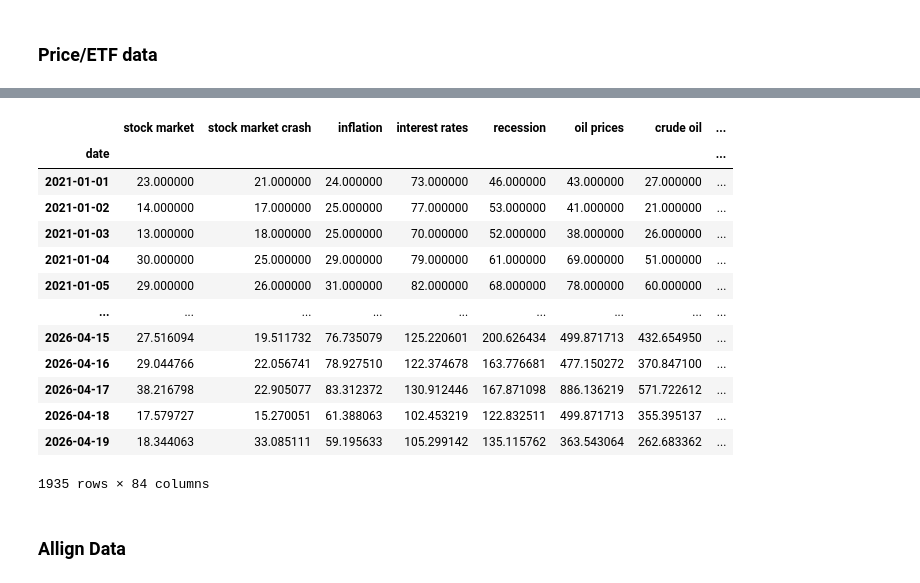
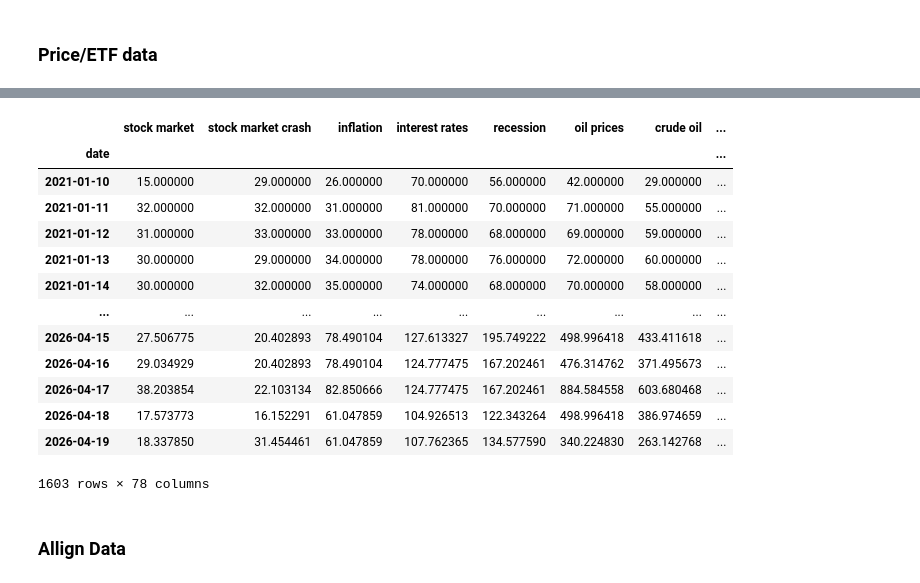
Before and after one commit to coder868/Attention-Metrics-and-Asset-Price-Dynamics-in-Financial-Time-Series, a Jupyter notebook: code.ipynb, the cells around one changed output, grey strips where cells are left out. Cells and saved outputs as stored; diff of their text form; code cells hidden in the pictures.

```diff
--- a/code.ipynb
+++ b/code.ipynb
@@ -160,27 +200,32 @@ Fetching tesla stock                   Attempt 1 failed: The request failed: Goo
 # %%
 ### Create attention data features
 attention_data = pd.read_csv('raw_attention_data.csv', index_col='date')
+attention_data = attention_data.drop(columns=['Fed rate hike','memecoin'])  # remove columns with too many missing values
+
 for kw in kws:
-    attention_data[kw + '_diff'] = attention_data[kw].diff()
-    attention_data[kw+'_shock_10'] = (attention_data[kw]-attention_data[kw].rolling(window=10).mean()) / attention_data[kw].rolling(window=10).std()
+  if kw == 'Fed rate hike' or kw == 'memecoin':
+    continue
+  attention_data[kw + '_diff'] = attention_data[kw].diff()
+  attention_data[kw+'_shock_10'] = (attention_data[kw]-attention_data[kw].rolling(window=10).mean()) / attention_data[kw].rolling(window=10).std()
 
+attention_data = attention_data.dropna()
 attention_data.to_csv('attention_data.csv')
 attention_data
 # %% [output]
 |  | stock market | stock market crash | inflation | interest rates | recession | oil prices | crude oil | ... |
 | date |  |  |  |  |  |  |  | ... |
-| 2021-01-01 | 23.000000 | 21.000000 | 24.000000 | 73.000000 | 46.000000 | 43.000000 | 27.000000 | ... |
-| 2021-01-02 | 14.000000 | 17.000000 | 25.000000 | 77.000000 | 53.000000 | 41.000000 | 21.000000 | ... |
-| 2021-01-03 | 13.000000 | 18.000000 | 25.000000 | 70.000000 | 52.000000 | 38.000000 | 26.000000 | ... |
-| 2021-01-04 | 30.000000 | 25.000000 | 29.000000 | 79.000000 | 61.000000 | 69.000000 | 51.000000 | ... |
-| 2021-01-05 | 29.000000 | 26.000000 | 31.000000 | 82.000000 | 68.000000 | 78.000000 | 60.000000 | ... |
+| 2021-01-10 | 15.000000 | 29.000000 | 26.000000 | 70.000000 | 56.000000 | 42.000000 | 29.000000 | ... |
+| 2021-01-11 | 32.000000 | 32.000000 | 31.000000 | 81.000000 | 70.000000 | 71.000000 | 55.000000 | ... |
+| 2021-01-12 | 31.000000 | 33.000000 | 33.000000 | 78.000000 | 68.000000 | 69.000000 | 59.000000 | ... |
+| 2021-01-13 | 30.000000 | 29.000000 | 34.000000 | 78.000000 | 76.000000 | 72.000000 | 60.000000 | ... |
+| 2021-01-14 | 30.000000 | 32.000000 | 35.000000 | 74.000000 | 68.000000 | 70.000000 | 58.000000 | ... |
 | ... | ... | ... | ... | ... | ... | ... | ... | ... |
-| 2026-04-15 | 27.516094 | 19.511732 | 76.735079 | 125.220601 | 200.626434 | 499.871713 | 432.654950 | ... |
-| 2026-04-16 | 29.044766 | 22.056741 | 78.927510 | 122.374678 | 163.776681 | 477.150272 | 370.847100 | ... |
-| 2026-04-17 | 38.216798 | 22.905077 | 83.312372 | 130.912446 | 167.871098 | 886.136219 | 571.722612 | ... |
-| 2026-04-18 | 17.579727 | 15.270051 | 61.388063 | 102.453219 | 122.832511 | 499.871713 | 355.395137 | ... |
-| 2026-04-19 | 18.344063 | 33.085111 | 59.195633 | 105.299142 | 135.115762 | 363.543064 | 262.683362 | ... |
+| 2026-04-15 | 27.506775 | 20.402893 | 78.490104 | 127.613327 | 195.749222 | 498.996418 | 433.411618 | ... |
+| 2026-04-16 | 29.034929 | 20.402893 | 78.490104 | 124.777475 | 167.202461 | 476.314762 | 371.495673 | ... |
+| 2026-04-17 | 38.203854 | 22.103134 | 82.850666 | 124.777475 | 167.202461 | 884.584558 | 603.680468 | ... |
+| 2026-04-18 | 17.573773 | 16.152291 | 61.047859 | 104.926513 | 122.343264 | 498.996418 | 386.974659 | ... |
+| 2026-04-19 | 18.337850 | 31.454461 | 61.047859 | 107.762365 | 134.577590 | 340.224830 | 263.142768 | ... |
-1935 rows × 84 columns
+1603 rows × 78 columns
 # %% [markdown]
 ### Allign Data
 # %%
```
Also changed, not shown: parts of 25 cells of this notebook.
